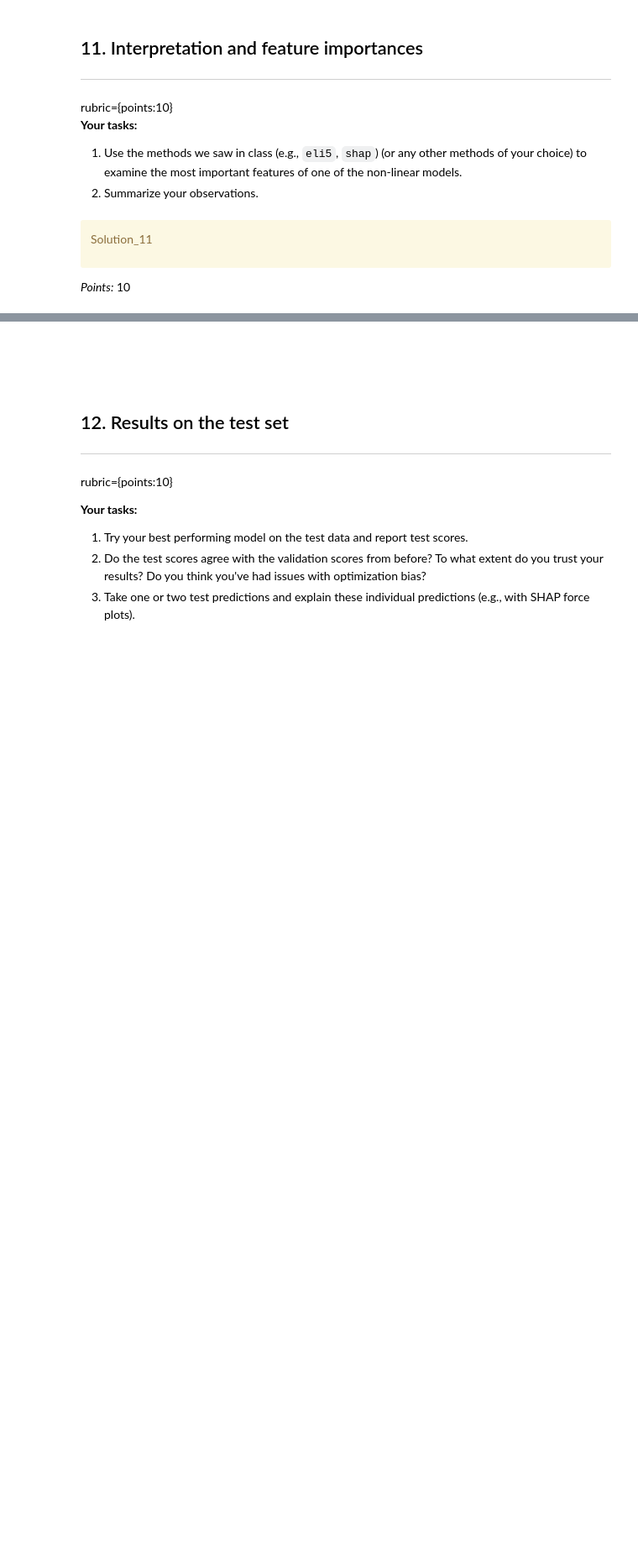
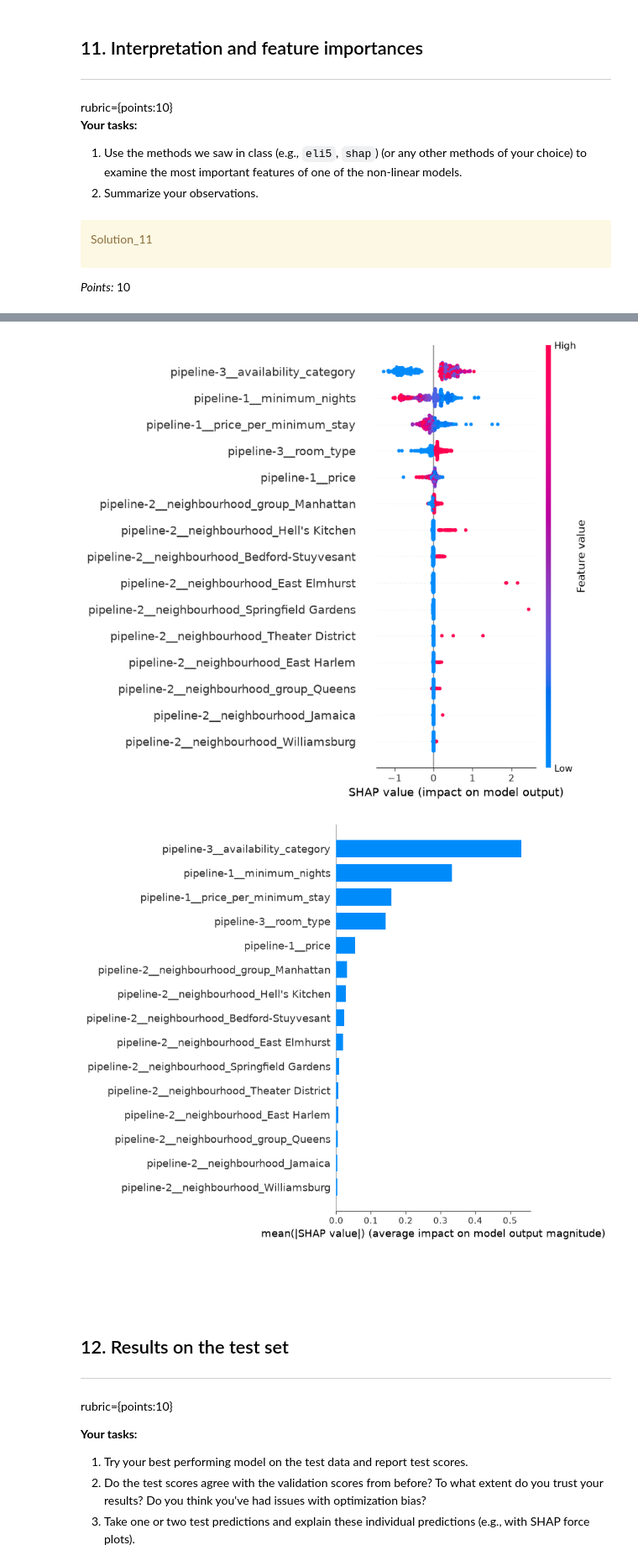
Before and after one commit to ZhaoJohnny/CPSC330-, a Jupyter notebook: assignment5/hw5.ipynb, the cells around one changed output, grey strips where cells are left out. Shown at 84% size. Saved outputs shown, nothing was run; the diff lists cells and outputs as text; code cells hidden in the pictures; blank space fills up the shorter version.

```diff
--- a/assignment5/hw5.ipynb
+++ b/assignment5/hw5.ipynb
@@ -671,0 +762,18 @@ _Type your answer here, replacing this text._
+# %%
+models = {
+    "Dummy": DummyRegressor(),
+    "Ridge (best alpha)": Ridge(alpha=grid.best_params_["ridge__alpha"]),
+    "Decision tree": DecisionTreeRegressor(random_state=123),
+    "kNN": KNeighborsRegressor(),
+    "Random forest": RandomForestRegressor(n_estimators=100, n_jobs=-1, random_state=123),
+    "LightGBM": LGBMRegressor(random_state=123, verbose=-1),
+}
+
+for name, model in models.items():
+    pipe = make_pipeline(preprocessor, model)
+    cv_results[name] = cross_validate(
+        pipe, X_train, y_train, cv=5,
+        scoring="r2", return_train_score=True
+    )
+
+comparison_table(cv_results)
@@ -885,0 +1016,10 @@ _Type your answer here, replacing this text._
+# %%
+from lightgbm import LGBMRegressor
+from sklearn.pipeline import make_pipeline
+
+lgbm_pipe = make_pipeline(preprocessor, LGBMRegressor(random_state=123, verbose=-1))
+lgbm_pipe.fit(X_train, y_train)
+
+pre = lgbm_pipe[:-1]
+model = lgbm_pipe[-1]
+feature_names = pre.get_feature_names_out()
@@ -904,21 +1077,20 @@ NameError: name 'best_pipe' is not defined
 # %%
 import shap
 
-pre = best_pipe[:-1]      # preprocessor
-model = best_pipe[-1]     # the fitted tree model
-
-X_sample = X_test.sample(500, random_state=123)   # keep it small
+X_sample = X_test.sample(500, random_state=123)
 Xt = pre.transform(X_sample)
 if hasattr(Xt, "toarray"):
     Xt = Xt.toarray()
-names = pre.get_feature_names_out()
 
 explainer = shap.TreeExplainer(model)
 shap_values = explainer.shap_values(Xt)
 
-# global view: which features matter and in which direction
-shap.summary_plot(shap_values, Xt, feature_names=names, max_display=15)
+# beeswarm: importance plus direction
+shap.summary_plot(shap_values, Xt, feature_names=feature_names, max_display=15)
 
-# bar version: mean |SHAP|
-shap.summary_plot(shap_values, Xt, feature_names=names,
+# bar: mean |SHAP|
+shap.summary_plot(shap_values, Xt, feature_names=feature_names,
                   plot_type="bar", max_display=15)
+# %% [output]
+[figure, added]
+[figure, added]
```
Also changed, not shown: parts of 38 cells of this notebook, 1 other file.
